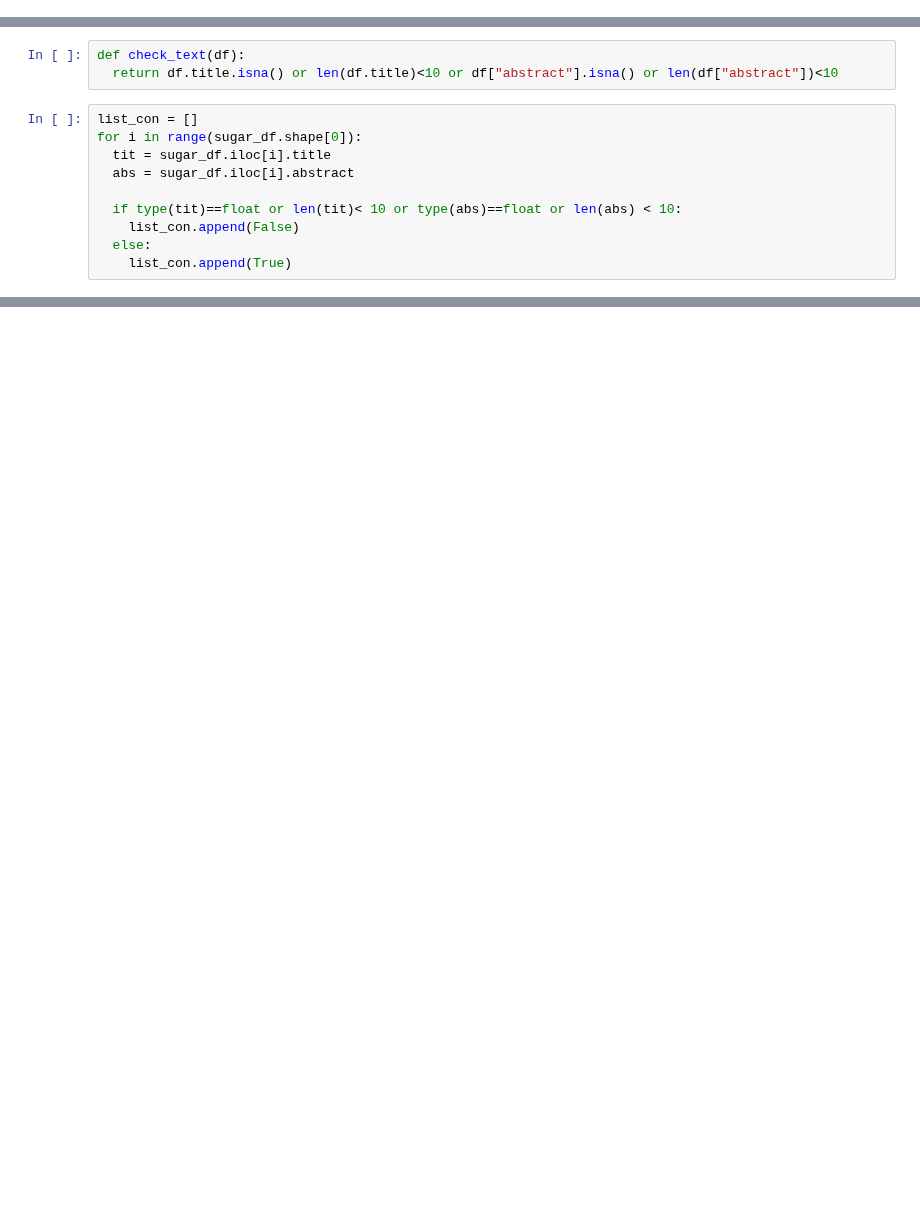
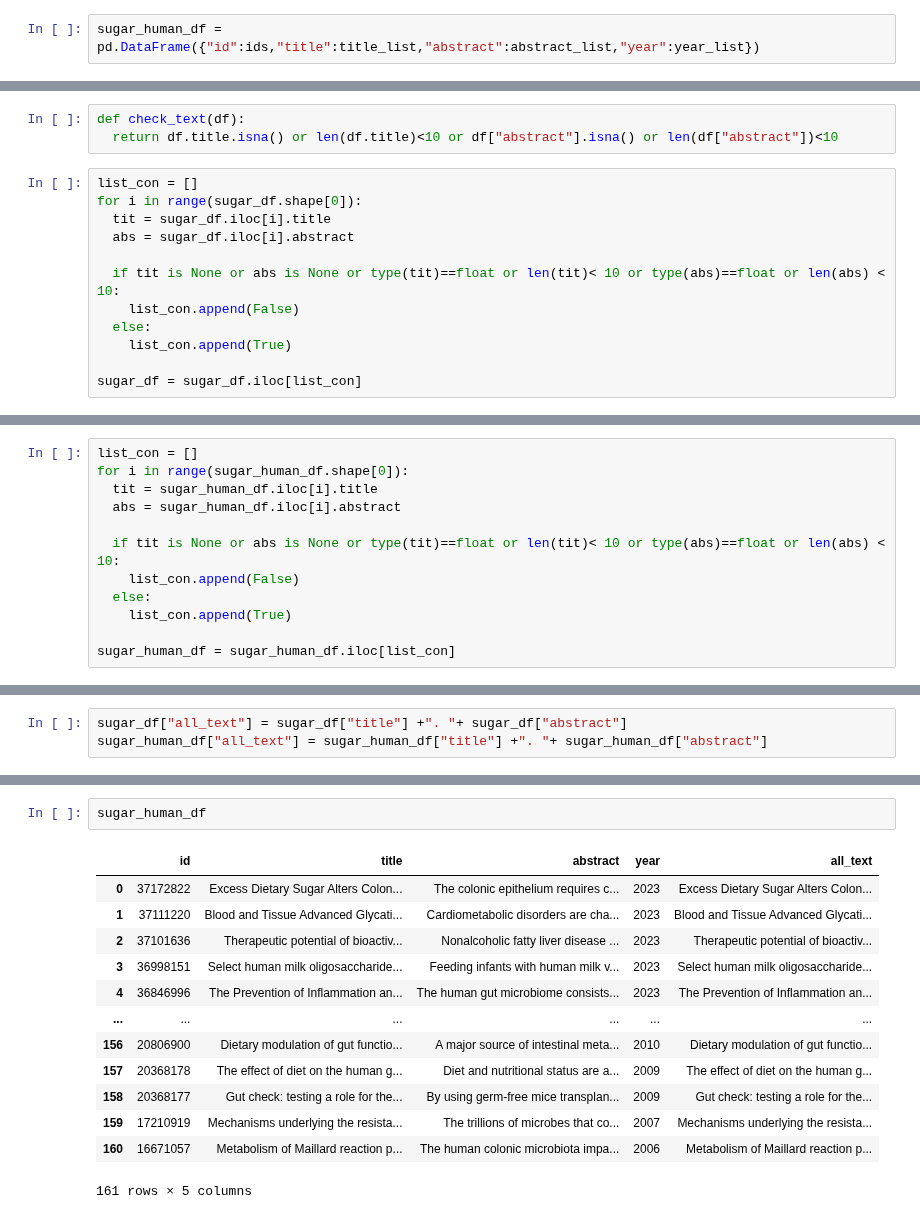
Before and after one commit to grusso98/gut-microbiota-diet, a Jupyter notebook: text-extraction.ipynb, the cells around one changed output, grey strips where cells are left out. Cells and saved outputs as stored; diff of their text form; blank space fills up the shorter version.

```diff
--- a/text-extraction.ipynb
+++ b/text-extraction.ipynb
@@ -201,0 +145,2 @@ sugar_df = pd.read_csv('sugar.csv')
+# %%
+sugar_human_df = pd.DataFrame({"id":ids,"title":title_list,"abstract":abstract_list,"year":year_list})
@@ -208,7 +155,9 @@ for i in range(sugar_df.shape[0]):
   tit = sugar_df.iloc[i].title
   abs = sugar_df.iloc[i].abstract
 
-  if type(tit)==float or len(tit)< 10 or type(abs)==float or len(abs) < 10:
+  if tit is None or abs is None or type(tit)==float or len(tit)< 10 or type(abs)==float or len(abs) < 10:
     list_con.append(False)
   else:
     list_con.append(True)
+
+sugar_df = sugar_df.iloc[list_con]
@@ -391,0 +166,12 @@ def get_bert_embeddings(label_path, model_name = "bert-large-uncased",column = "
+# %%
+list_con = []
+for i in range(sugar_human_df.shape[0]):
+  tit = sugar_human_df.iloc[i].title
+  abs = sugar_human_df.iloc[i].abstract
+
+  if tit is None or abs is None or type(tit)==float or len(tit)< 10 or type(abs)==float or len(abs) < 10:
+    list_con.append(False)
+  else:
+    list_con.append(True)
+
+sugar_human_df = sugar_human_df.iloc[list_con]
@@ -391,0 +180,3 @@ def get_bert_embeddings(label_path, model_name = "bert-large-uncased",column = "
+# %%
+sugar_df["all_text"] = sugar_df["title"] +". "+ sugar_df["abstract"]
+sugar_human_df["all_text"] = sugar_human_df["title"] +". "+ sugar_human_df["abstract"]
@@ -407,0 +205,16 @@ sugar_clean
+# %%
+sugar_human_df
+# %% [output]
+|  | id | title | abstract | year | all_text |
+| 0 | 37172822 | Excess Dietary Sugar Alters Colon... | The colonic epithelium requires c... | 2023 | Excess Dietary Sugar Alters Colon... |
+| 1 | 37111220 | Blood and Tissue Advanced Glycati... | Cardiometabolic disorders are cha... | 2023 | Blood and Tissue Advanced Glycati... |
+| 2 | 37101636 | Therapeutic potential of bioactiv... | Nonalcoholic fatty liver disease ... | 2023 | Therapeutic potential of bioactiv... |
+| 3 | 36998151 | Select human milk oligosaccharide... | Feeding infants with human milk v... | 2023 | Select human milk oligosaccharide... |
+| 4 | 36846996 | The Prevention of Inflammation an... | The human gut microbiome consists... | 2023 | The Prevention of Inflammation an... |
+| ... | ... | ... | ... | ... | ... |
+| 156 | 20806900 | Dietary modulation of gut functio... | A major source of intestinal meta... | 2010 | Dietary modulation of gut functio... |
+| 157 | 20368178 | The effect of diet on the human g... | Diet and nutritional status are a... | 2009 | The effect of diet on the human g... |
+| 158 | 20368177 | Gut check: testing a role for the... | By using germ-free mice transplan... | 2009 | Gut check: testing a role for the... |
+| 159 | 17210919 | Mechanisms underlying the resista... | The trillions of microbes that co... | 2007 | Mechanisms underlying the resista... |
+| 160 | 16671057 | Metabolism of Maillard reaction p... | The human colonic microbiota impa... | 2006 | Metabolism of Maillard reaction p... |
+161 rows × 5 columns
```
Also changed, not shown: parts of 73 cells of this notebook, 1 other file.
